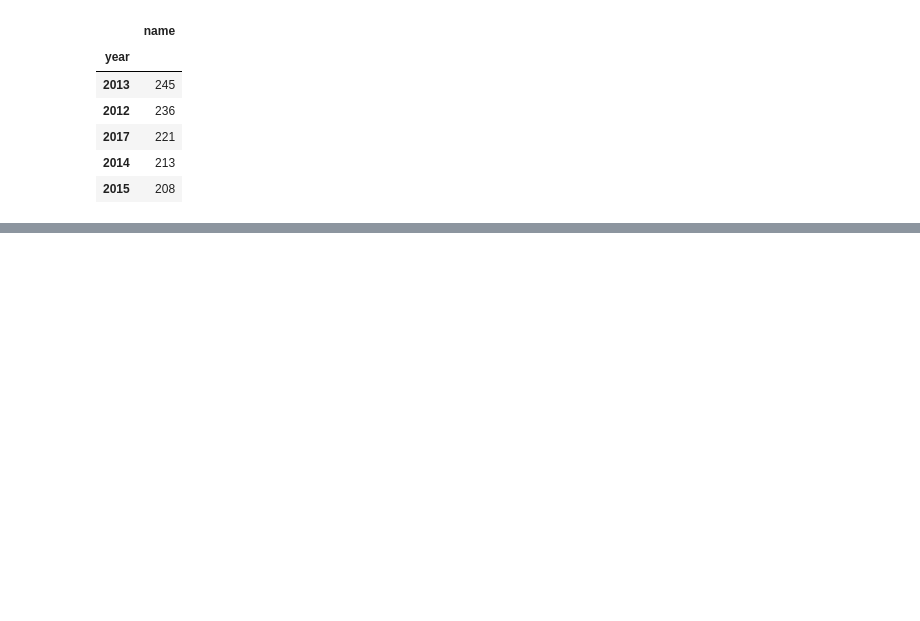
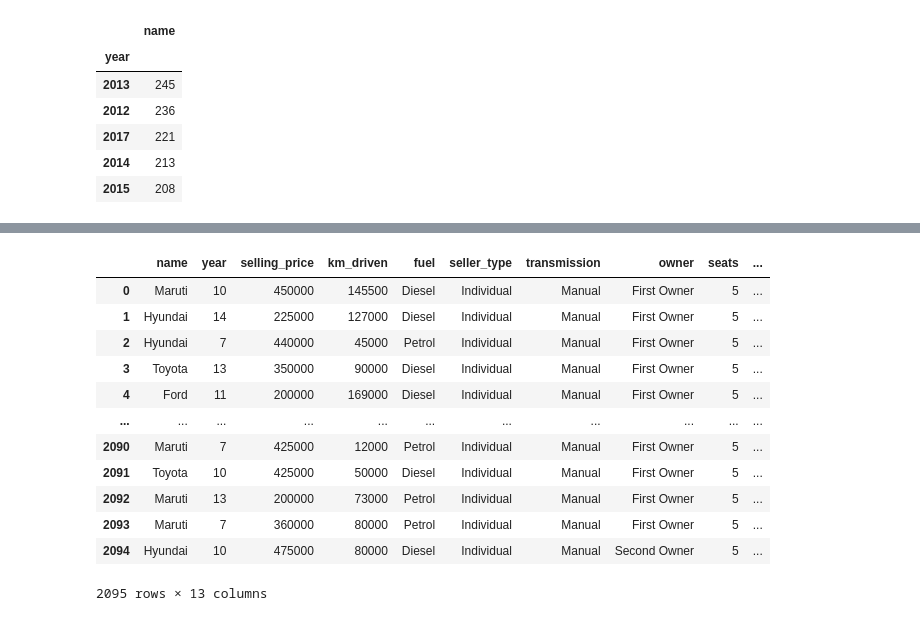
Before and after one commit to Aifedayo/data-science-maths, a Jupyter notebook: Projects/flask_server_car_price_pred/model/car-prices-prediction-model-v2.ipynb, the cells around one changed output, grey strips where cells are left out. Saved outputs shown, nothing was run; the diff lists cells and outputs as text; code cells hidden in the pictures; blank space fills up the shorter version.

```diff
--- a/Projects/flask_server_car_price_pred/model/car-prices-prediction-model-v2.ipynb
+++ b/Projects/flask_server_car_price_pred/model/car-prices-prediction-model-v2.ipynb
@@ -221,0 +215,19 @@ pivot_table.sort_values(by='name', ascending=False).head()
+# %%
+%run utils.py
+clean_df.year = clean_year_owned('year', clean_df) #type: ignore
+# %%
+clean_df
+# %% [output]
+|  | name | year | selling_price | km_driven | fuel | seller_type | transmission | owner | seats | ... |
+| 0 | Maruti | 10 | 450000 | 145500 | Diesel | Individual | Manual | First Owner | 5 | ... |
+| 1 | Hyundai | 14 | 225000 | 127000 | Diesel | Individual | Manual | First Owner | 5 | ... |
+| 2 | Hyundai | 7 | 440000 | 45000 | Petrol | Individual | Manual | First Owner | 5 | ... |
+| 3 | Toyota | 13 | 350000 | 90000 | Diesel | Individual | Manual | First Owner | 5 | ... |
+| 4 | Ford | 11 | 200000 | 169000 | Diesel | Individual | Manual | First Owner | 5 | ... |
+| ... | ... | ... | ... | ... | ... | ... | ... | ... | ... | ... |
+| 2090 | Maruti | 7 | 425000 | 12000 | Petrol | Individual | Manual | First Owner | 5 | ... |
+| 2091 | Toyota | 10 | 425000 | 50000 | Diesel | Individual | Manual | First Owner | 5 | ... |
+| 2092 | Maruti | 13 | 200000 | 73000 | Petrol | Individual | Manual | First Owner | 5 | ... |
+| 2093 | Maruti | 7 | 360000 | 80000 | Petrol | Individual | Manual | First Owner | 5 | ... |
+| 2094 | Hyundai | 10 | 475000 | 80000 | Diesel | Individual | Manual | Second Owner | 5 | ... |
+2095 rows × 13 columns
```
Also changed, not shown: parts of 37 cells of this notebook, 1 other file.
